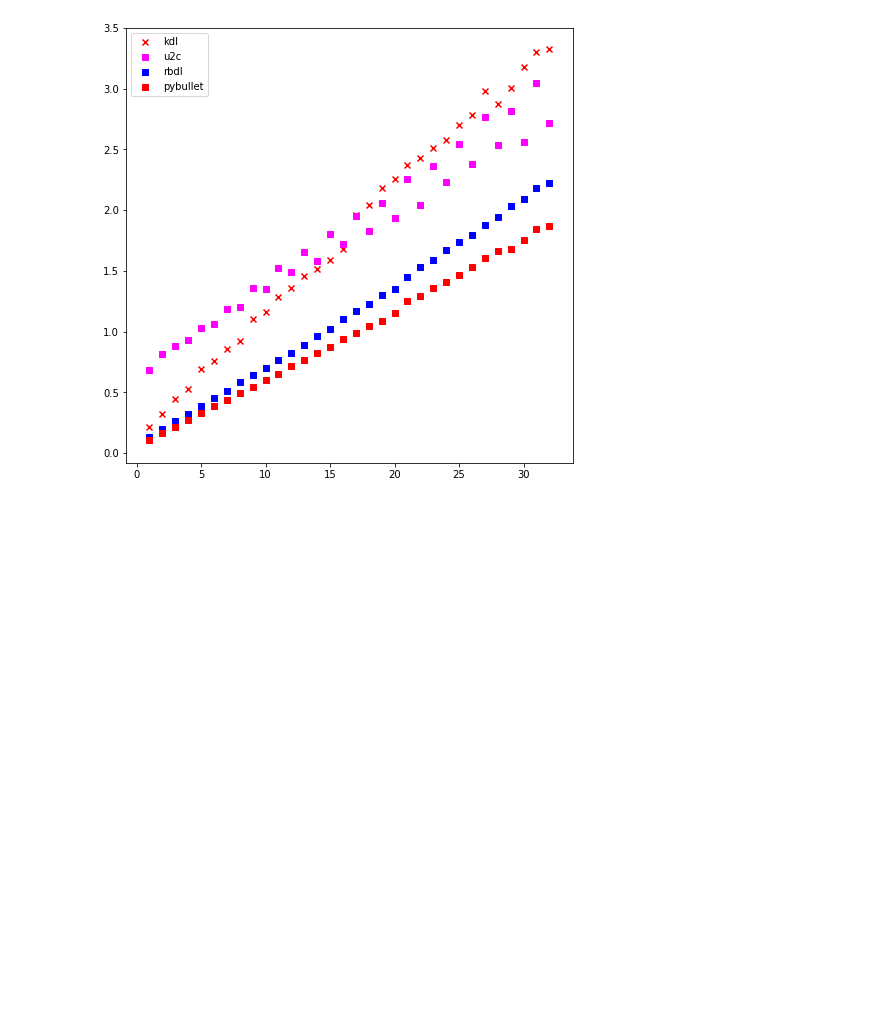
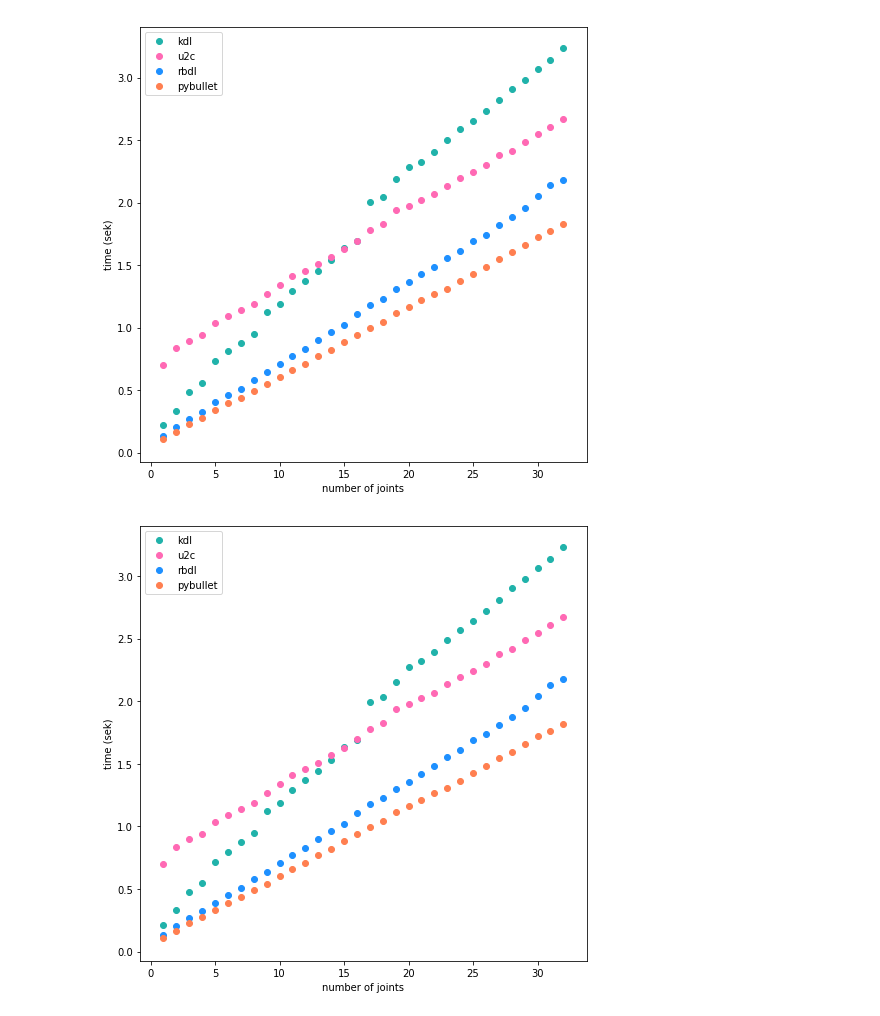
Before and after one commit to mahaarbo/urdf2casadi, a Jupyter notebook: examples/timing/timingscript_coriolis.ipynb, the cells around one changed output. Saved outputs shown, nothing was run; the diff lists cells and outputs as text; code cells hidden in the pictures; blank space fills up the shorter version.

```diff
--- a/examples/timing/timingscript_coriolis.ipynb
+++ b/examples/timing/timingscript_coriolis.ipynb
@@ -161,15 +164,41 @@ print mintime_pb
-# %%
-import matplotlib.pyplot as plt
-import pandas as pd
-
-joint_nr = list(range(ndofs + 1))
-joint_nr.pop(0)
-med_fig = plt.figure(figsize = (8, 8))
-plt.scatter(joint_nr, mediantime_kdl, c='r', marker='x', label='kdl')
-plt.scatter(joint_nr, mediantime_u2c, c='fuchsia', marker='s', label='u2c')
-plt.scatter(joint_nr, mediantime_rbdl, c='b', marker='s', label='rbdl')
-plt.scatter(joint_nr, mediantime_pb, c='r', marker='s', label='pybullet')
-plt.legend(loc='upper left')
-med_fig.show()
-# %% [output]
-[figure, removed]
+# %%
+import matplotlib.pyplot as plt
+import pandas as pd
+
+joint_nr = list(range(ndofs + 1))
+joint_nr.pop(0)
+med_fig = plt.figure(figsize = (8, 8))
+plt.scatter(joint_nr, mediantime_kdl, c='lightseagreen', label='kdl')
+#plt.scatter(joint_nr, mediantime_u2c, c='hotpink', label='u2c')
+plt.scatter(joint_nr, mintime_u2c, c='hotpink', label='u2c')
+plt.scatter(joint_nr, mediantime_rbdl, c='dodgerblue', label='rbdl')
+plt.scatter(joint_nr, mediantime_pb, c='coral', label='pybullet')
+plt.xlabel("number of joints")
+plt.ylabel("time (sek)")
+plt.legend(loc='upper left')
+med_fig.show()
+
+min_fig = plt.figure(figsize = (8, 8))
+plt.scatter(joint_nr, mintime_kdl, c='lightseagreen', label='kdl')
+plt.scatter(joint_nr, mintime_u2c, c='hotpink', label='u2c')
+#plt.scatter(joint_nr, mintime_u2c, c='mediumvioletred', label='u2c')
+plt.scatter(joint_nr, mintime_rbdl, c='dodgerblue', label='rbdl')
+plt.scatter(joint_nr, mintime_pb, c='coral', label='pybullet')
+plt.xlabel("number of joints")
+plt.ylabel("time (sek)")
+plt.legend(loc='upper left')
+min_fig.show()
+
+
+avg_fig = plt.figure(figsize = (8, 8))
+plt.scatter(joint_nr, averagetime_kdl, c='lightseagreen', label='kdl')
+plt.scatter(joint_nr, averagetime_u2c, c='hotpink', label='u2c')
+plt.scatter(joint_nr, averagetime_rbdl, c='dodgerblue', label='rbdl')
+plt.scatter(joint_nr, averagetime_pb, c='coral', label='pybullet')
+plt.xlabel("number of joints")
+plt.ylabel("time (sek)")
+plt.legend(loc='upper left')
+avg_fig.show()
+# %% [output]
+[figure, added]
+[figure, added]
```
Also changed, not shown: parts of 4 cells of this notebook, 5 other files.
